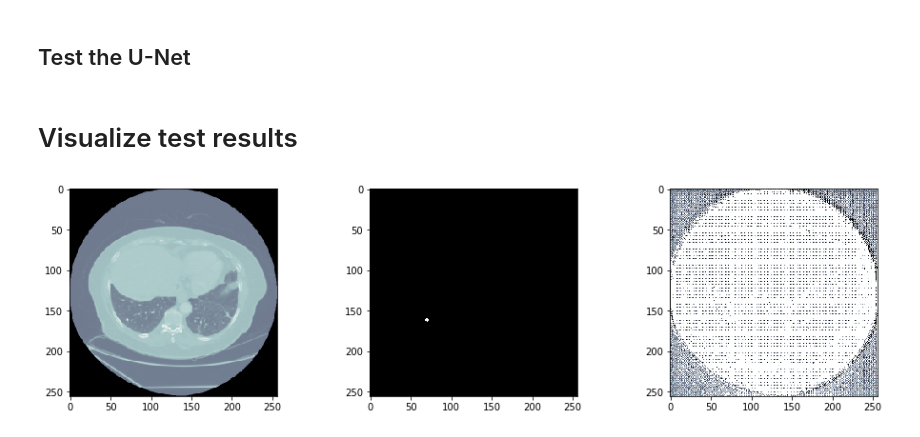
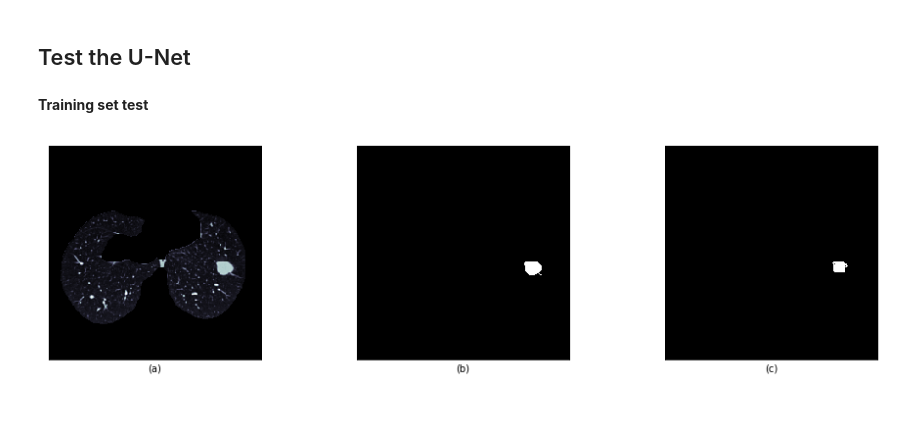
Before and after one commit to maggiebasta/lung-cancer-thesis, a Jupyter notebook: unet_2d/trainUnet.ipynb, the cells around one changed output. Saved outputs shown, nothing was run; the diff lists cells and outputs as text; code cells hidden in the pictures; blank space fills up the shorter version.

```diff
--- a/unet_2d/trainUnet.ipynb
+++ b/unet_2d/trainUnet.ipynb
@@ -35,17 +35,17 @@ MODEL_NAME = 'unet_lidc.hdf5'
 ## Data Generation and Augmentation
 # %%
 image_generator_train = ImageDataGenerator(
-    rotation_range=2,
+    rotation_range=0.2,
     rescale=1./255,
-    shear_range=0.05,
+    shear_range=0,
     horizontal_flip=True,
     fill_mode='nearest',
     validation_split=0.0
 )
 
 label_generator_train = ImageDataGenerator(
-    rotation_range=2,
-    shear_range=0.05,
+    rotation_range=0.2,
+    shear_range=0,
     horizontal_flip=True,
     fill_mode='nearest',
     validation_split=0.0
@@ -68,7 +68,8 @@ label_generator_test = ImageDataGenerator(
 train_generator = generator(
     TRAIN_PATH,
     image_generator_train,
-    label_generator_train
+    label_generator_train,
+    batch_sz=2
 )
 test_generator = generator(
     TEST_PATH,
@@ -84,10 +85,11 @@ show_augmentation('data/train/label/0.png', label_generator_train, n_rows=1)
 # %% [markdown]
 ## Instantiate the U-Net
 # %%
-model = unet()
+# model = unet()
+model = res_unet()
 model.compile(
     optimizer = Adam(lr = 1e-5),
-    loss=dice_coef_loss,
+    loss=dice_coef_weighted_loss,
     metrics = [
         'accuracy',
         dice_coef,
@@ -106,8 +124,9 @@ Call initializer instance with the dtype argument instead of passing it to the c
 ## Train the U-Net
 # %%
 model.fit_generator(
-  train_generator,
-  steps_per_epoch = 1000,
-  epochs = 5
+    train_generator,
+    steps_per_epoch = 1000,
+    epochs = 20,
+#     class_weight=class_weight
 )
 # %% [output]
@@ -130,10 +153,32 @@ result = model.predict(x.reshape(1, 256, 256, 1))
 # %% [markdown]
-# Visualize test results
+**Training set test**
 # %%
+train_idx = np.random.randint(len(os.listdir('data/train/image')))
+train_idx = 449
+img0 = io.imread(f'data/train/image/{train_idx}.tif', as_gray=True)
+mask0 = io.imread(f'data/train/label/{train_idx}.tif', as_gray=True)
+x = img_to_array(img0)
+y = img_to_array(mask0)
+
+result = model.predict(x.reshape(1, 256, 256, 1))
+# results = model.predict_generator(train_generator, 2, verbose=1)
+
 fig, axs = plt.subplots(1, 3, figsize=(16, 4))
 axs[0].imshow(x.reshape(256, 256), cmap='bone')
 axs[1].imshow(y.reshape(256, 256), cmap='bone')
 axs[2].imshow(result.reshape(256, 256), vmin=0, vmax=1, cmap='bone')
+
+axs[0].set_xlabel("(a)")
+axs[1].set_xlabel("(b)")
+axs[2].set_xlabel("(c)")
+
+axs[0].set_xticks([])
+axs[0].set_yticks([])
+axs[1].set_xticks([])
+axs[1].set_yticks([])
+axs[2].set_xticks([])
+axs[2].set_yticks([])
+
 plt.show()
 # %% [output]
-[figure, old version]
+[figure, new version]
```
Also changed, not shown: parts of 10 cells of this notebook, 24 other files.
